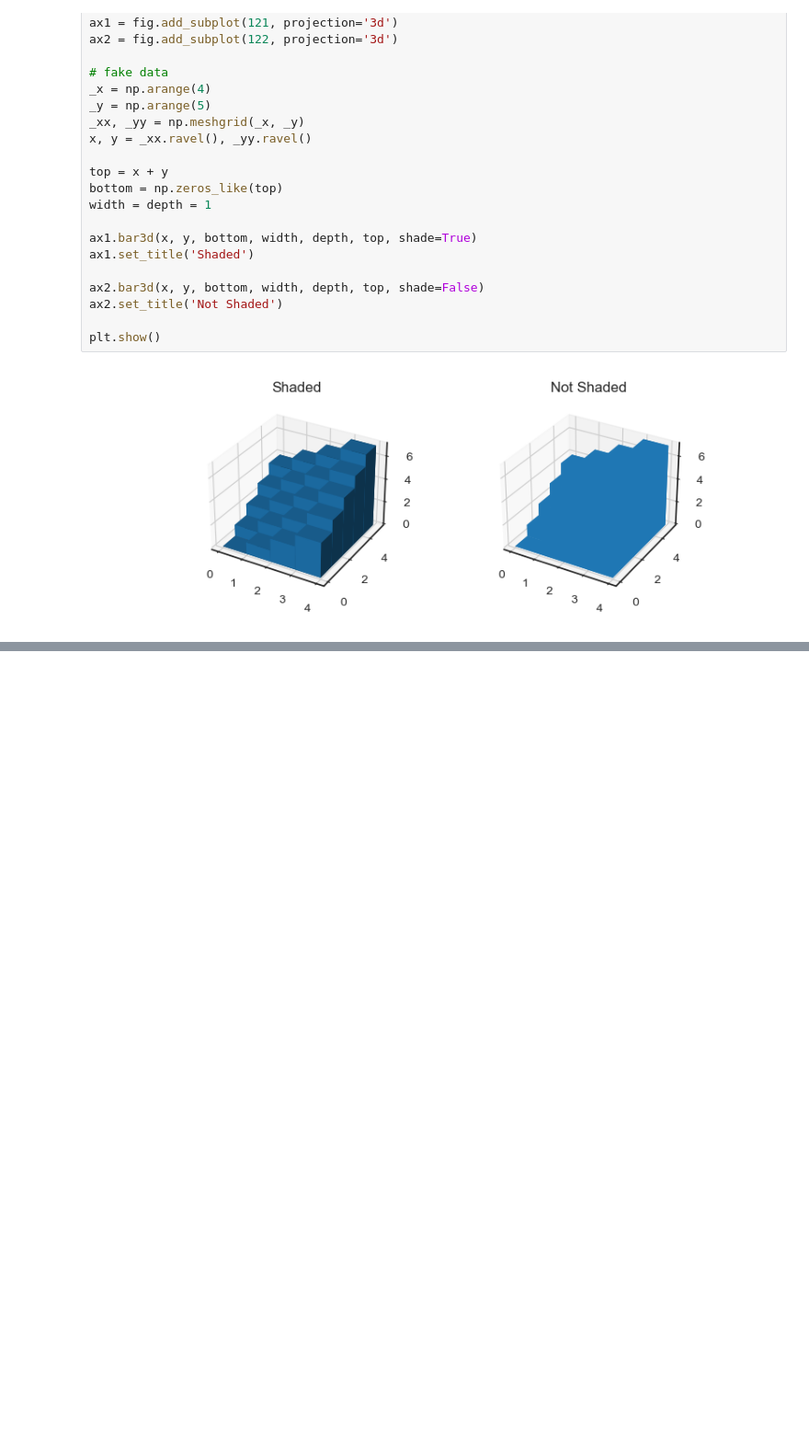
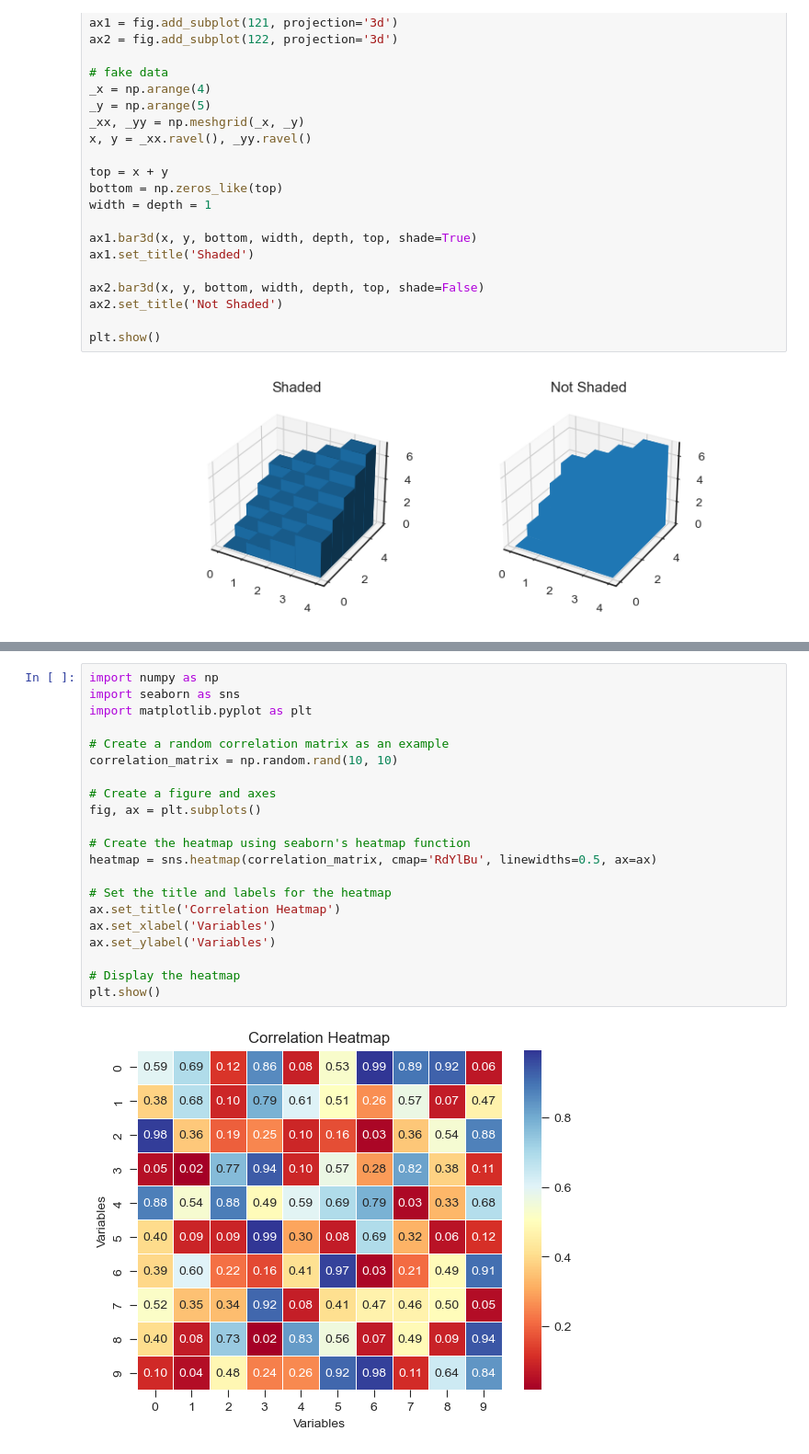
Before and after one commit to PurplePegasus08/My-ML-notes, a Jupyter notebook: Data visualizations/Plots.ipynb, the cells around one changed output, grey strips where cells are left out. Shown at 92% size. Cells and saved outputs as stored; diff of their text form; blank space fills up the shorter version.

```diff
--- a/Data visualizations/Plots.ipynb
+++ b/Data visualizations/Plots.ipynb
@@ -608,0 +638,23 @@ for i in range(1,100):
+# %%
+import numpy as np
+import seaborn as sns
+import matplotlib.pyplot as plt
+
+# Create a random correlation matrix as an example
+correlation_matrix = np.random.rand(10, 10)
+
+# Create a figure and axes
+fig, ax = plt.subplots()
+
+# Create the heatmap using seaborn's heatmap function
+heatmap = sns.heatmap(correlation_matrix, cmap='RdYlBu', linewidths=0.5, ax=ax)
+
+# Set the title and labels for the heatmap
+ax.set_title('Correlation Heatmap')
+ax.set_xlabel('Variables')
+ax.set_ylabel('Variables')
+
+# Display the heatmap
+plt.show()
+# %% [output]
+[figure, added]
```
Also changed, not shown: parts of 10 cells of this notebook.
